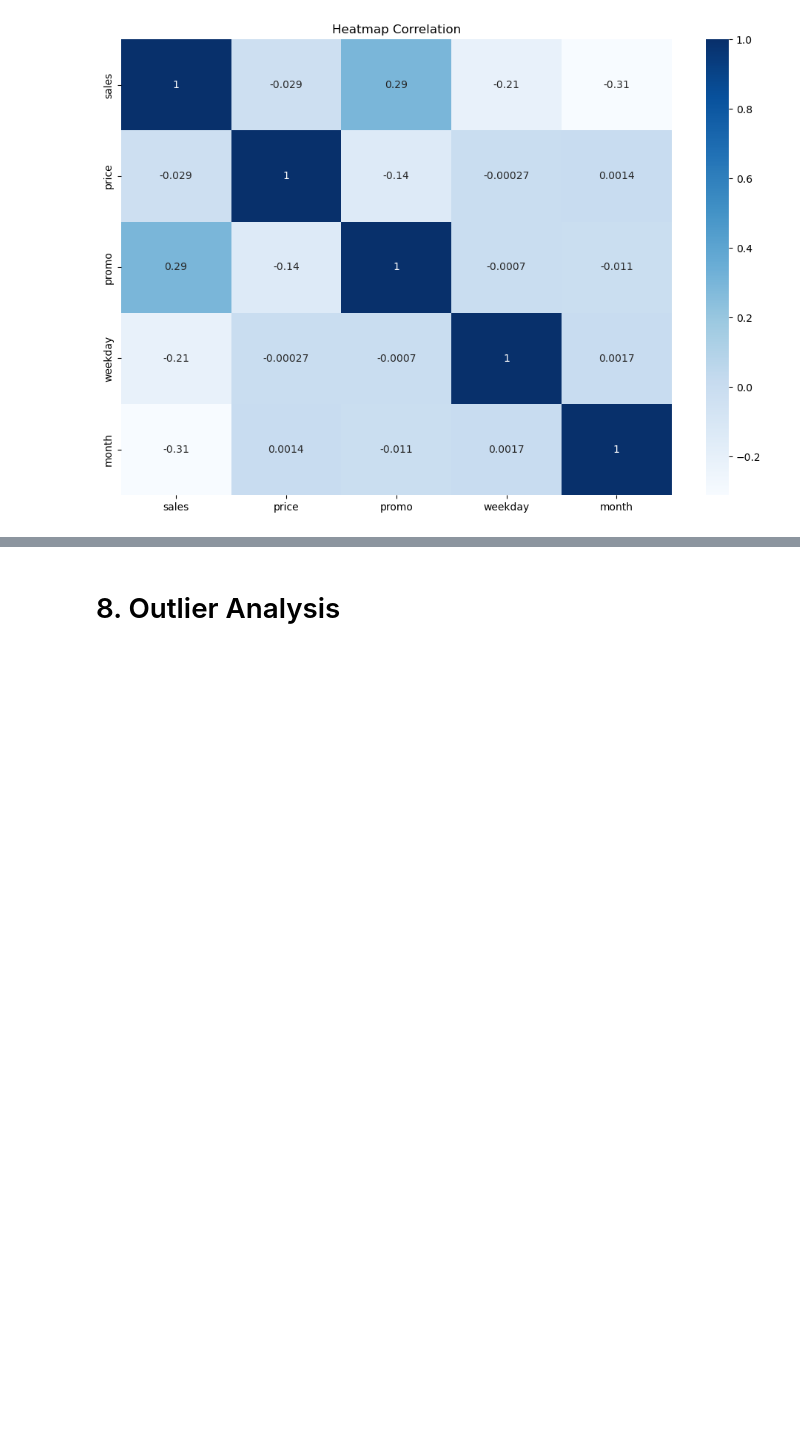
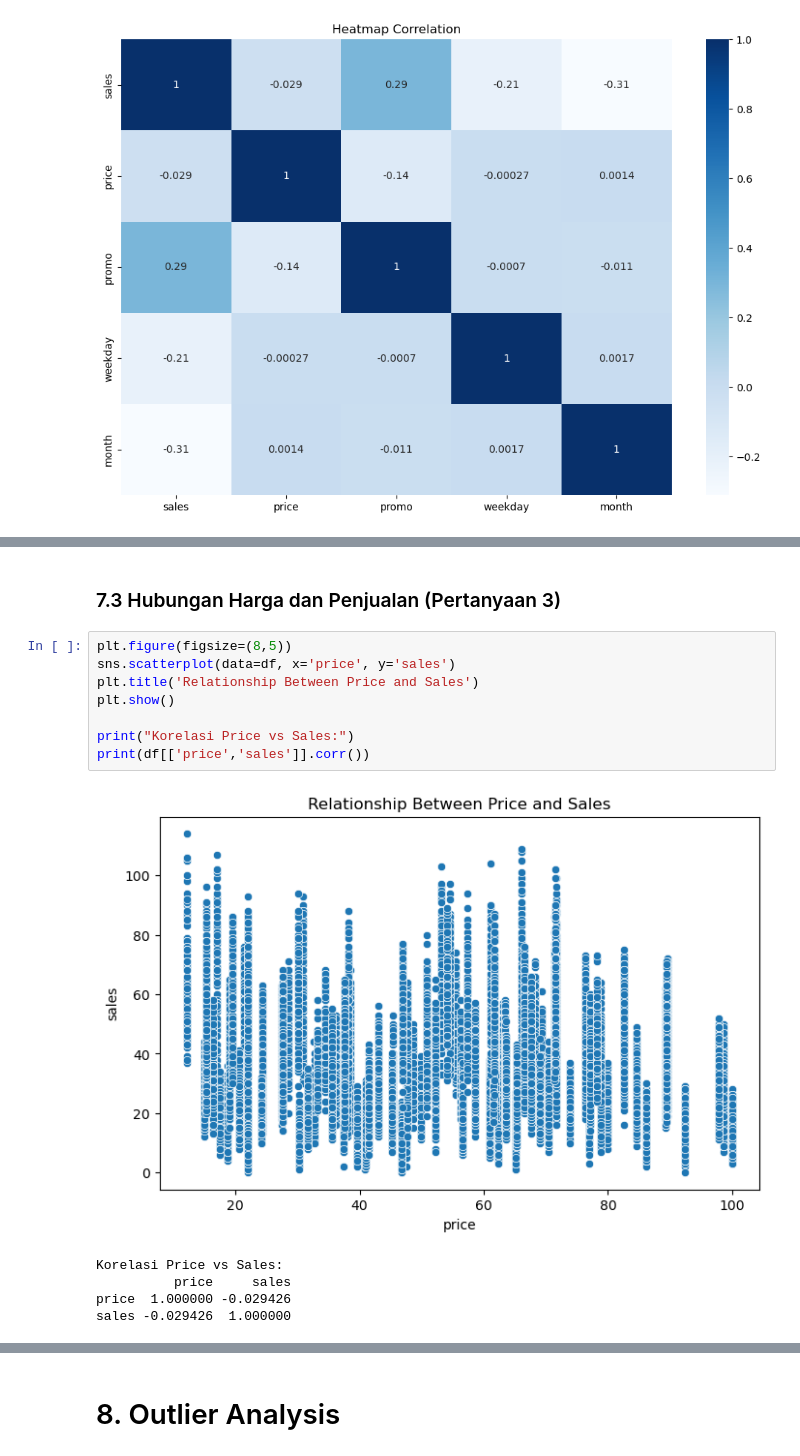
Before and after one commit to nabillaaaputri/SiDoku-capstone-project, a Jupyter notebook: data-science/notebook/2_eda.ipynb, the cells around one changed output, grey strips where cells are left out. Saved outputs shown, nothing was run; the diff lists cells and outputs as text; blank space fills up the shorter version.

```diff
--- a/data-science/notebook/2_eda.ipynb
+++ b/data-science/notebook/2_eda.ipynb
@@ -202,0 +260,16 @@ plt.show()
+# %% [markdown]
+### 7.3 Hubungan Harga dan Penjualan (Pertanyaan 3)
+# %%
+plt.figure(figsize=(8,5))
+sns.scatterplot(data=df, x='price', y='sales')
+plt.title('Relationship Between Price and Sales')
+plt.show()
+
+print("Korelasi Price vs Sales:")
+print(df[['price','sales']].corr())
+# %% [output]
+[figure, added]
+Korelasi Price vs Sales:
+          price     sales
+price  1.000000 -0.029426
+sales -0.029426  1.000000
```
Also changed, not shown: parts of 24 cells of this notebook, 1 other file.
